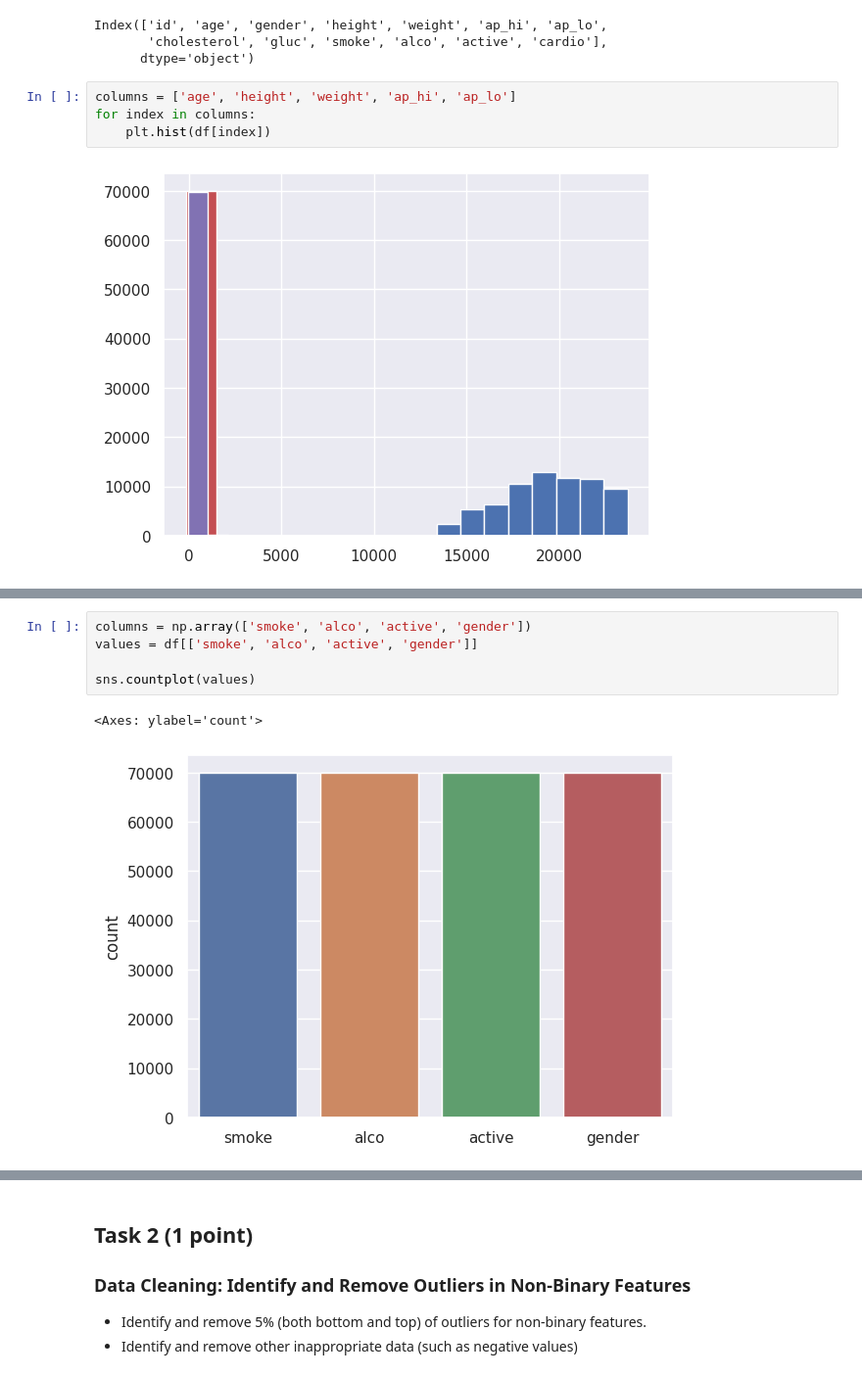
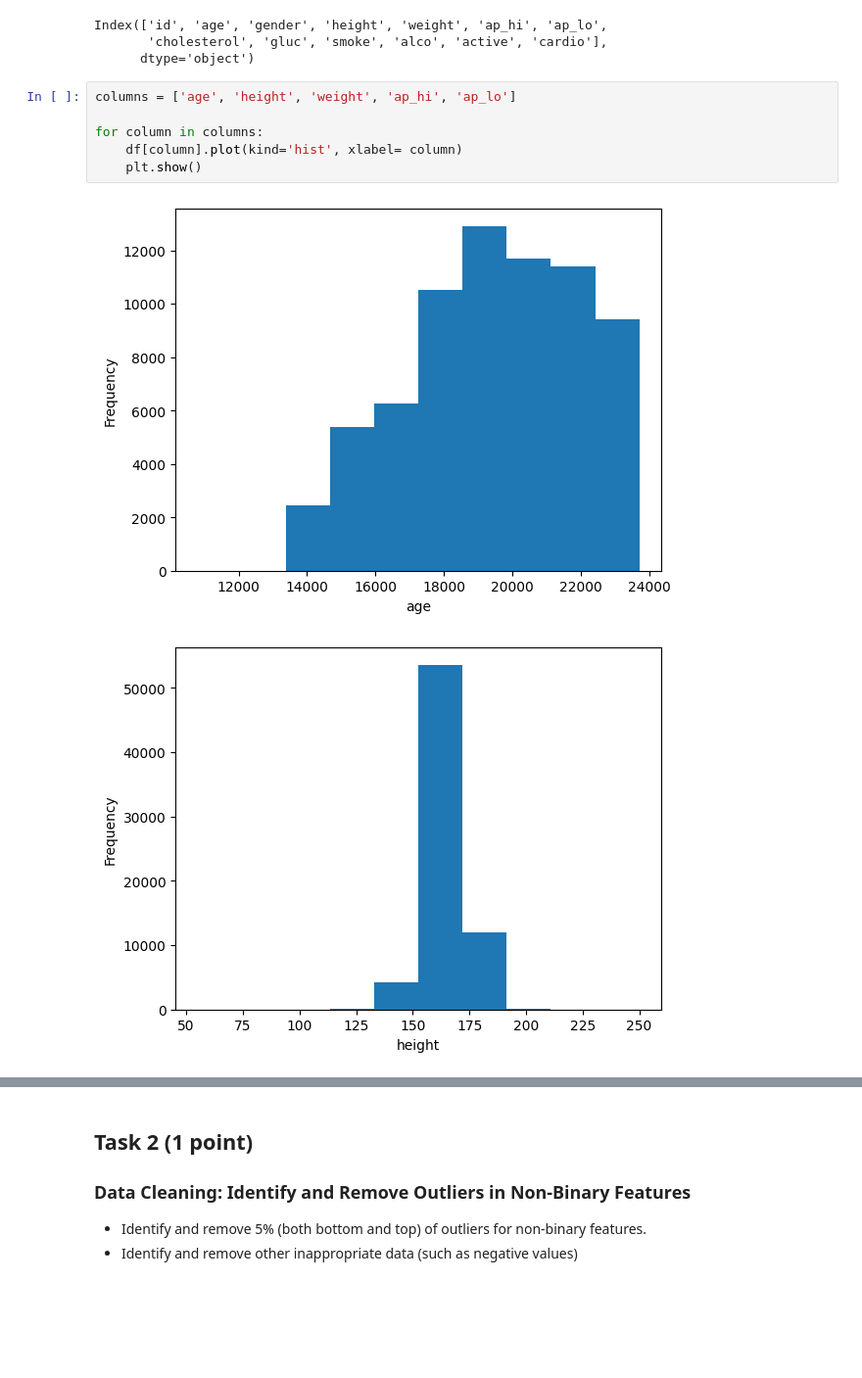
Before and after one commit to abdelrehman99/EPIC-Program, a Jupyter notebook: Data_Science/MidTerm/mid-term-AbdelrehmanMamdouh.ipynb, the cells around one changed output, grey strips where cells are left out. Shown at 98% size. Cells and saved outputs as stored; diff of their text form; blank space fills up the shorter version.

```diff
--- a/Data_Science/MidTerm/mid-term-AbdelrehmanMamdouh.ipynb
+++ b/Data_Science/MidTerm/mid-term-AbdelrehmanMamdouh.ipynb
@@ -68,7 +70,10 @@ Index(['id', 'age', 'gender', 'height', 'weight', 'ap_hi', 'ap_lo',
       dtype='object')
 # %%
 columns = ['age', 'height', 'weight', 'ap_hi', 'ap_lo']
-for index in columns:
-    plt.hist(df[index])
+
+for column in columns:
+    df[column].plot(kind='hist', xlabel= column)
+    plt.show()
 # %% [output]
-[figure, old version]
+[figure, new version]
+[figure, added]
@@ -75,8 +82,0 @@ for index in columns:
-# %%
-columns = np.array(['smoke', 'alco', 'active', 'gender'])
-values = df[['smoke', 'alco', 'active', 'gender']]
-
-sns.countplot(values)
-# %% [output]
-<Axes: ylabel='count'>
-[figure, removed]
```
Also changed, not shown: parts of 22 cells of this notebook, 3 other files.
